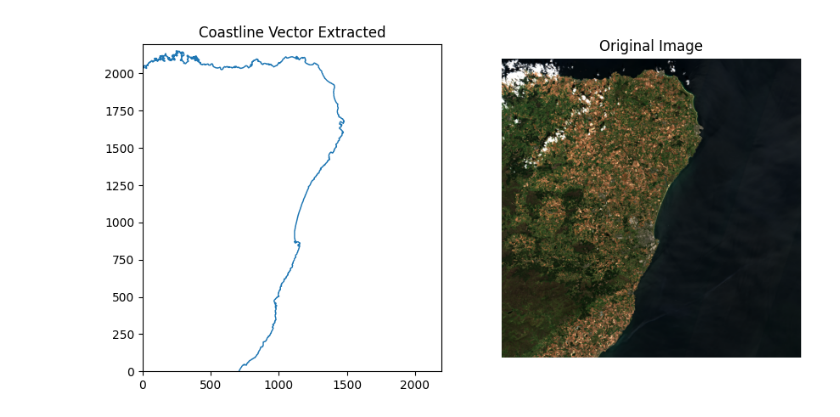
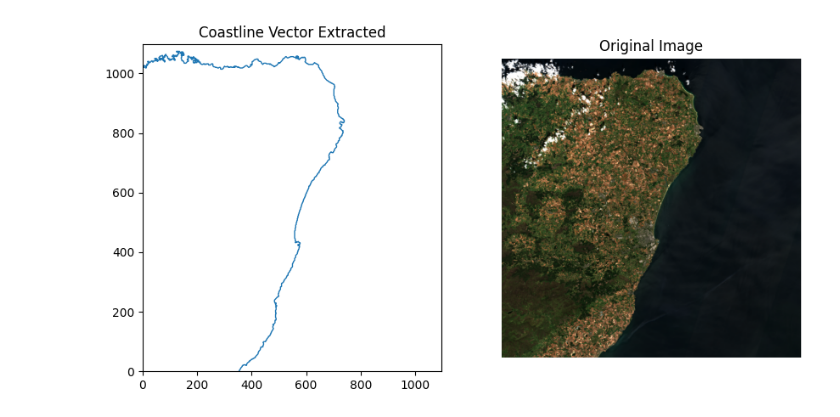
Before and after one commit to OirthirSAT/processing-python, a Jupyter notebook: marching-squares/functional-marching-squares.ipynb, the cells around one changed output. Saved outputs shown, nothing was run; the diff lists cells and outputs as text; code cells hidden in the pictures.

```diff
--- a/marching-squares/functional-marching-squares.ipynb
+++ b/marching-squares/functional-marching-squares.ipynb
@@ -45,26 +45,6 @@ def readfile(file, downsample_factor):
 def otsu_segmentation(image_hsv):
 
     hue_channel = image_hsv[: , : , 0]
-
-    # bins_num = 256
-    # hist, bin_edges = np.histogram(hue_channel, bins = bins_num)
-    # bin_mids = (bin_edges[:-1] + bin_edges[1:])/2
-
-    # weight1 = np.cumsum(hist)
-    # weight2 = np.cumsum(hist[::-1])[::-1]
-
-    # # Get the class means mu0(t)
-    # mean1 = np.cumsum(hist * bin_mids) / weight1
-    # # Get the class means mu1(t)
-    # mean2 = (np.cumsum((hist * bin_mids)[::-1]) / weight2[::-1])[::-1]
-
-    # inter_class_variance = weight1[:-1] * weight2[1:] * (mean1[:-1] - mean2[1:]) ** 2
-
-    # # Maximize the inter_class_variance function val
-    # index_of_max_val = np.argmax(inter_class_variance)
-
-    # threshold = bin_mids[:-1][index_of_max_val]
-
     otsu_threshold, image_result = cv2.threshold(
     hue_channel, 0, 1, cv2.THRESH_BINARY + cv2.THRESH_OTSU,)
 
@@ -101,7 +81,10 @@ def point_array(image_result):
     sorted_dict = sorted(state.items(), key=lambda x: sort_key(x[0]))
     state_dict = dict(sorted_dict)
 
-    return state_dict, xblack, yblack, xwhite, ywhite
+    x_len = max(xblack+xwhite)
+    y_len = max(yblack+ywhite)
+
+    return state_dict, x_len, y_len
 
 def get_value(i,j,state_dict):
     A = int(state_dict[(i    , j    )])
@@ -110,21 +93,6 @@ def get_value(i,j,state_dict):
     D = int(state_dict[(i + 2, j + 2)])
     return A + B*2 + C*4 + D*8
 
-def number_subgrids(state_dict, xblack, yblack, xwhite, ywhite):
-    values = {}
-
-    x_len = max(xblack+xwhite)
-    y_len = max(yblack+ywhite)
-
-    for j in range(1,y_len,2):
-        for i in range(1,x_len,2):
-            values.update({(i+1,j+1) : get_value(i,j,state_dict)})
-
-    return values,x_len,y_len
-
-# def Segment(start,end):
-#     plt.plot([start[0],end[0]],[start[1],end[1]],color = "blue")
-#     return start,end
 
 def generate_edges(i,j,index):
     x,y = i,j
@@ -292,15 +260,14 @@ def show_coastline(shapes,image_hsv,x_len, y_len):
 def main(file,downsample_factor):
     image = readfile(file,downsample_factor)
     result_image, threshold = otsu_segmentation(image)
-    state_dict, xblack, yblack, xwhite, ywhite = point_array(result_image)
-    values,x_len,y_len = number_subgrids(state_dict, xblack, yblack, xwhite, ywhite)
+    state_dict, x_len, y_len = point_array(result_image)
     vectors = list_vectors(x_len,y_len,state_dict)
     shapes = vector_shapes(vectors)
     coastline_vector = show_coastline(shapes,image,x_len, y_len)
     return coastline_vector
 # %%
 file = "Aberdeenshire.tif"
-downsample_factor = 0.1
+downsample_factor = 0.05
 coastline = main(file,downsample_factor)
 # %% [output]
-[figure, old version]
+[figure, new version]
```
Also changed, not shown: parts of 1 cell of this notebook, 5 other files.
